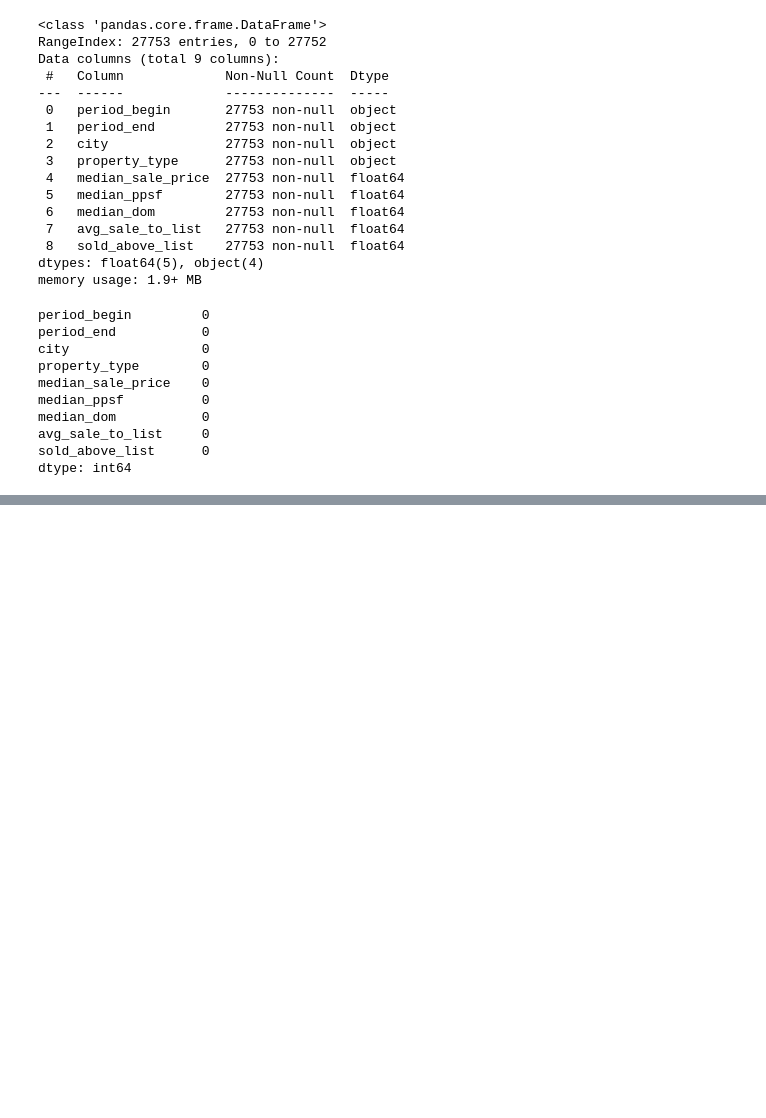
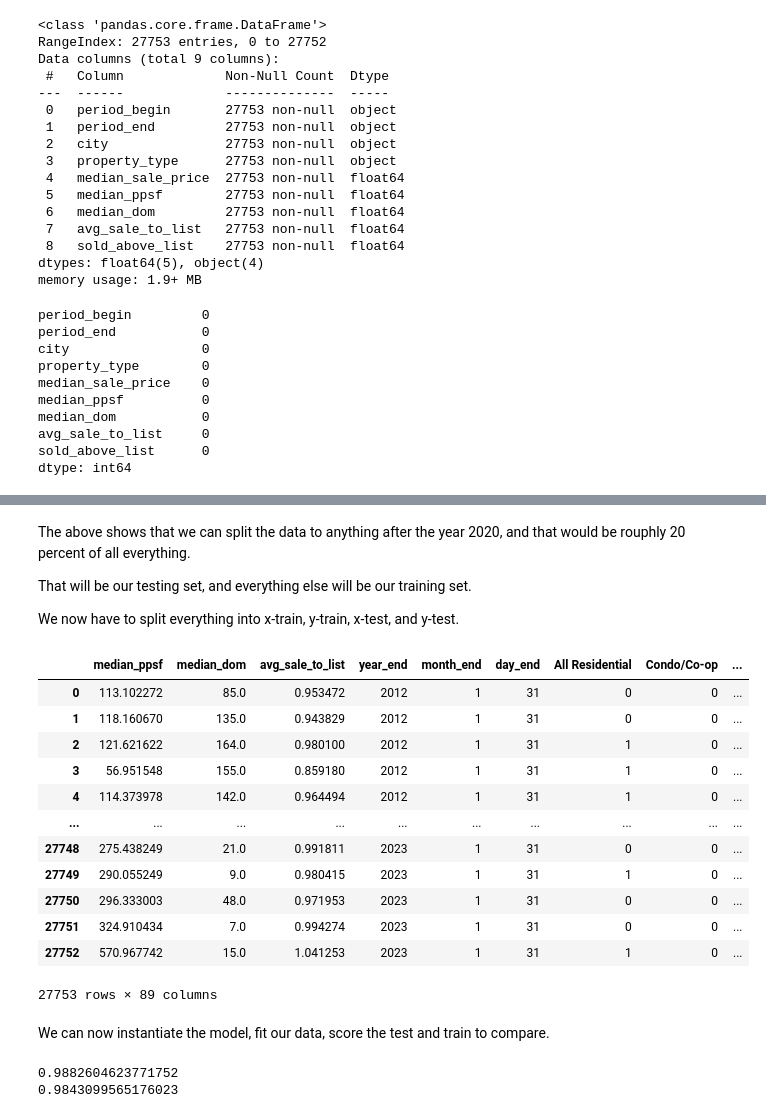
Before and after one commit to marboard/Cap, a Jupyter notebook: Real.ipynb, the cells around one changed output, grey strips where cells are left out. Saved outputs shown, nothing was run; the diff lists cells and outputs as text; code cells hidden in the pictures; blank space fills up the shorter version.

```diff
--- a/Real.ipynb
+++ b/Real.ipynb
@@ -890,0 +977,4 @@ dtype: int64
+# %%
+dum = pd.get_dummies(df_co["property_type"]) # create dummy variables for property_type
+df_co = pd.concat([df_co, dum], axis=1) #add them to df_co
+df_co # sanity
@@ -890,0 +995,3 @@ dtype: int64
+# %%
+df_co = df_co.drop(columns=["property_type", "Multi-Family (2-4 Unit)"])
+df_co # sanity
@@ -890,0 +1437,24 @@ dtype: int64
+# %% [markdown]
+The above shows that we can split the data to anything after the year 2020, and that would be rouphly 20 percent of all everything.
+
+That will be our testing set, and everything else will be our training set.
+
+We now have to split everything into x-train, y-train, x-test, and y-test.
+# %%
+# creating new columns referencing year end, need new to create a newdataframe as current x and y do not have them.
+new_x = df_co.drop(columns=['median_sale_price',"sold_above_list","Single Family Residential",])
+pd.DataFrame(new_x)
+# %% [output]
+|  | median_ppsf | median_dom | avg_sale_to_list | year_end | month_end | day_end | All Residential | Condo/Co-op | ... |
+| 0 | 113.102272 | 85.0 | 0.953472 | 2012 | 1 | 31 | 0 | 0 | ... |
+| 1 | 118.160670 | 135.0 | 0.943829 | 2012 | 1 | 31 | 0 | 0 | ... |
+| 2 | 121.621622 | 164.0 | 0.980100 | 2012 | 1 | 31 | 1 | 0 | ... |
+| 3 | 56.951548 | 155.0 | 0.859180 | 2012 | 1 | 31 | 1 | 0 | ... |
+| 4 | 114.373978 | 142.0 | 0.964494 | 2012 | 1 | 31 | 1 | 0 | ... |
+| ... | ... | ... | ... | ... | ... | ... | ... | ... | ... |
+| 27748 | 275.438249 | 21.0 | 0.991811 | 2023 | 1 | 31 | 0 | 0 | ... |
+| 27749 | 290.055249 | 9.0 | 0.980415 | 2023 | 1 | 31 | 1 | 0 | ... |
+| 27750 | 296.333003 | 48.0 | 0.971953 | 2023 | 1 | 31 | 0 | 0 | ... |
+| 27751 | 324.910434 | 7.0 | 0.994274 | 2023 | 1 | 31 | 0 | 0 | ... |
+| 27752 | 570.967742 | 15.0 | 1.041253 | 2023 | 1 | 31 | 1 | 0 | ... |
+27753 rows × 89 columns
@@ -890,0 +1475,19 @@ dtype: int64
+# %% [markdown]
+We can now instantiate the model, fit our data, score the test and train to compare.
+# %%
+from sklearn.linear_model import LinearRegression
+
+# Instantiate model
+Linear_regression_model = LinearRegression()
+
+# Fit model on the training data
+Linear_regression_model.fit(x_train, y_train)
+
+# Score on the training data
+print(Linear_regression_model.score(x_train, y_train))
+
+# Score on the testing data
+print(Linear_regression_model.score(x_test, y_test))
+# %% [output]
+0.9882604623771752
+0.9843099565176023
```
Also changed, not shown: parts of 68 cells of this notebook.
